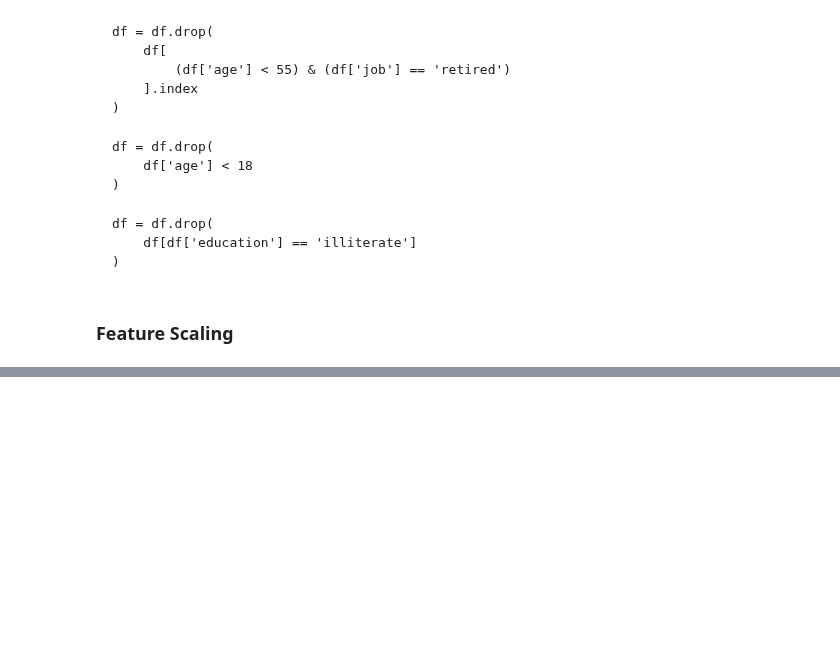
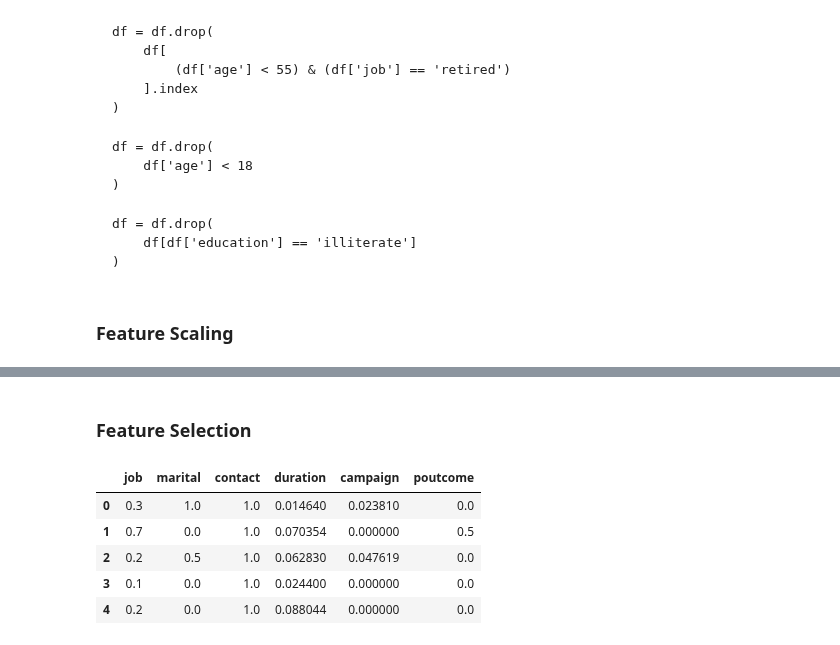
Before and after one commit to Diegomca98/4geeks-ml-template-prjs, a Jupyter notebook: src/explore.ipynb, the cells around one changed output, grey strips where cells are left out. Cells and saved outputs as stored; diff of their text form; code cells hidden in the pictures; blank space fills up the shorter version.

```diff
--- a/src/explore.ipynb
+++ b/src/explore.ipynb
@@ -571,0 +613,28 @@ memory usage: 4.0 MB
+# %% [markdown]
+### Feature Selection
+# %%
+x, y = df_scal.drop('y', axis = 1), df_scal['y']
+
+xtrain, xtest, ytrain, ytest = train_test_split(
+    x, y, test_size = 0.3, random_state = 42
+)
+
+model = SelectKBest(chi2, k = 6)
+model.fit(xtrain, ytrain)
+xtrain_sel = pd.DataFrame(
+    model.transform(xtrain),
+    columns = xtrain.columns.values[model.get_support()]
+)
+xtest_sel = pd.DataFrame(
+    model.transform(xtest),
+    columns = xtest.columns.values[model.get_support()]
+)
+
+xtrain_sel.head()
+# %% [output]
+|  | job | marital | contact | duration | campaign | poutcome |
+| 0 | 0.3 | 1.0 | 1.0 | 0.014640 | 0.023810 | 0.0 |
+| 1 | 0.7 | 0.0 | 1.0 | 0.070354 | 0.000000 | 0.5 |
+| 2 | 0.2 | 0.5 | 1.0 | 0.062830 | 0.047619 | 0.0 |
+| 3 | 0.1 | 0.0 | 1.0 | 0.024400 | 0.000000 | 0.0 |
+| 4 | 0.2 | 0.0 | 1.0 | 0.088044 | 0.000000 | 0.0 |
```
Also changed, not shown: parts of 11 cells of this notebook, 4 other files.
